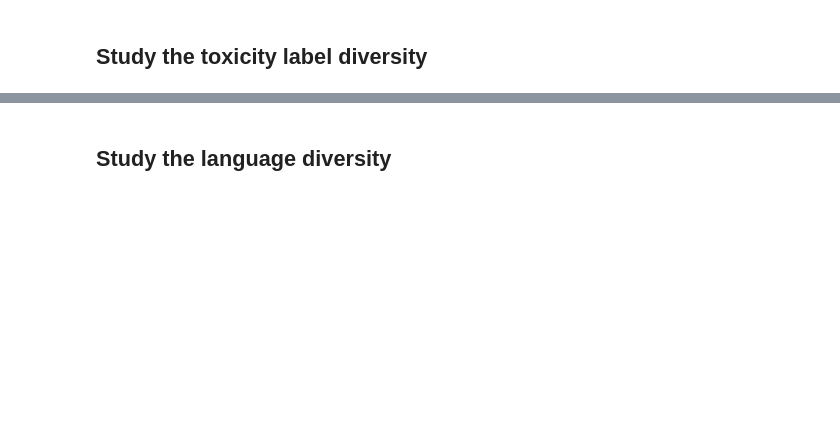
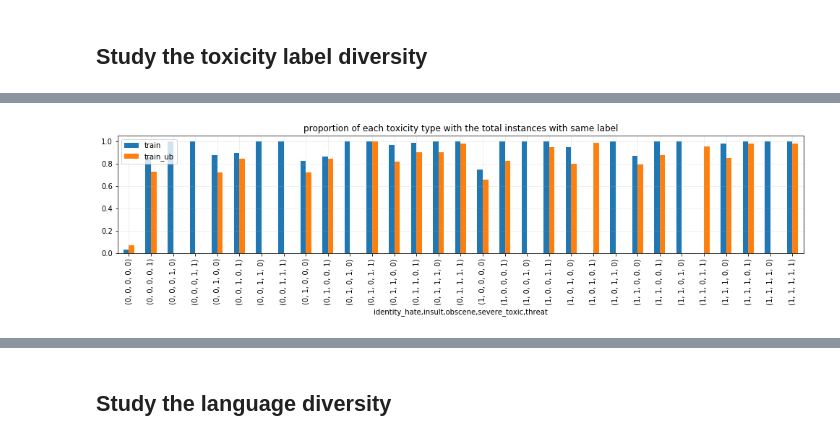
Before and after one commit to papkov/jigsaw-multilingual, a Jupyter notebook: notebooks/eda_for_toxic_generation.ipynb, the cells around one changed output, grey strips where cells are left out. Cells and saved outputs as stored; diff of their text form; code cells hidden in the pictures; blank space fills up the shorter version.

```diff
--- a/notebooks/eda_for_toxic_generation.ipynb
+++ b/notebooks/eda_for_toxic_generation.ipynb
@@ -101,3 +197,14 @@ plt.show()
 # %%
 # observations:
 # train_ub has different proportion of toxic comments that might influence our generalization on the test set
+# %%
+train_ub_tmp = pd.concat([train_ub, pd.Series(np.ones(len(train_ub)), name='toxic_and_non_toxic')], axis=1)
+train_ub_tmp['toxic_binary'] = train_ub_tmp.apply(lambda row: row['toxic'] > 0.5, axis=1) # if toxic is binary yields to same value
+for col in toxic_types_tr:
+    train_ub_tmp.loc[train_ub_tmp[col] > 0.5, col] = int(1)
+    train_ub_tmp.loc[train_ub_tmp[col] <= 0.5, col] = int(0)
+# %%
+train_ub_tmp[toxic_types_tr] = train_ub_tmp[toxic_types_tr].astype(np.uint8)
+# %%
+train_ub_tmp_count = train_ub_tmp.groupby(toxic_types_tr).sum()
+train_ub_tmp_count
@@ -109,7 +255,14 @@ train_tmp_count
 # %%
-(train_tmp_count['toxic'] / train_tmp_count['toxic_and_non_toxic']).plot(kind='bar', figsize=(17,3))
+train_prop = (train_tmp_count['toxic'] / train_tmp_count['toxic_and_non_toxic'])
+train_ub_prop = (train_ub_tmp_count['toxic'] / train_ub_tmp_count['toxic_and_non_toxic'])
+prop_per_toxic_type = pd.DataFrame({'train': train_prop, 'train_ub': train_ub_prop})
+#
+fig, ax = plt.subplots(facecolor='white', figsize=(17,3))
+prop_per_toxic_type.plot(kind='bar', ax=ax)
 plt.title('proportion of each toxicity type with the total instances with same label') # that might be classified as toxic/non-toxic
 plt.grid(alpha=0.25)
 plt.show()
 # conclusion: there are some instances that have a toxicity label but were not identified as toxic
 # (perhaps their) toxicity was lower than 0.5!
+# %% [output]
+[figure, added]
```
Also changed, not shown: parts of 32 cells of this notebook.
